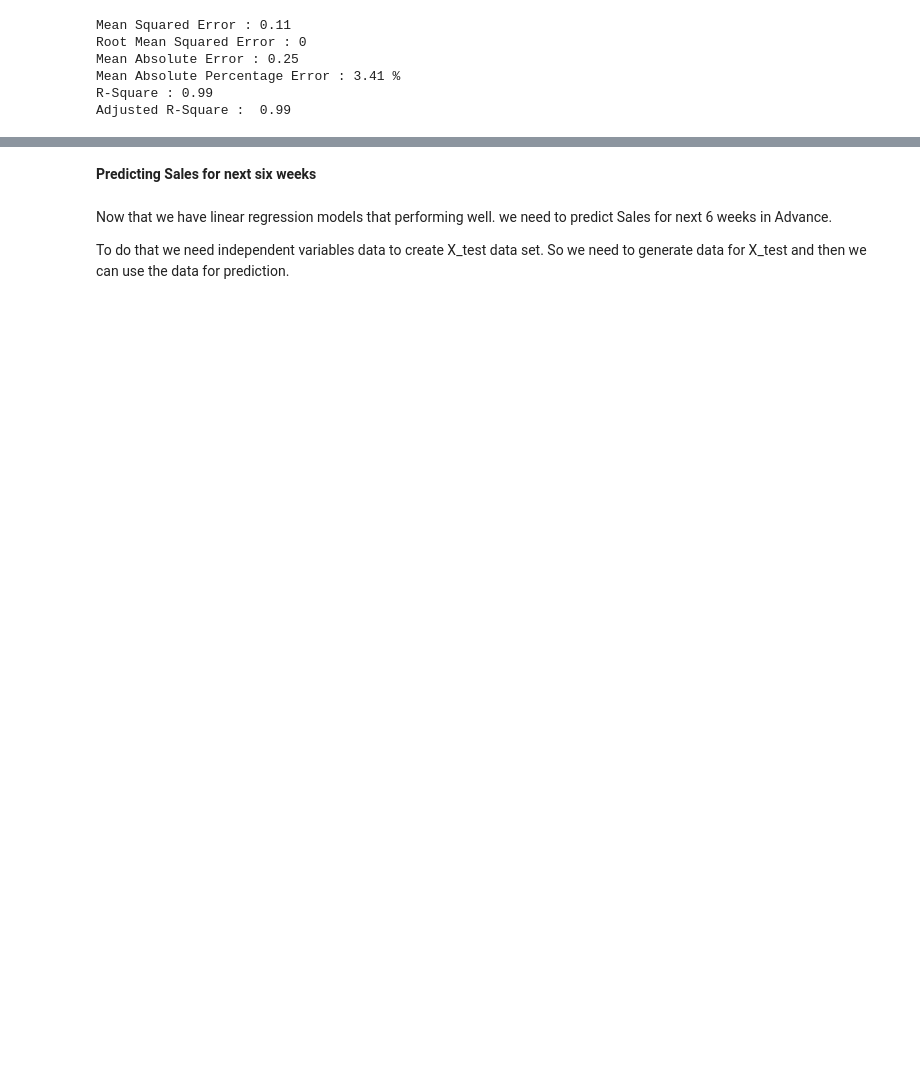
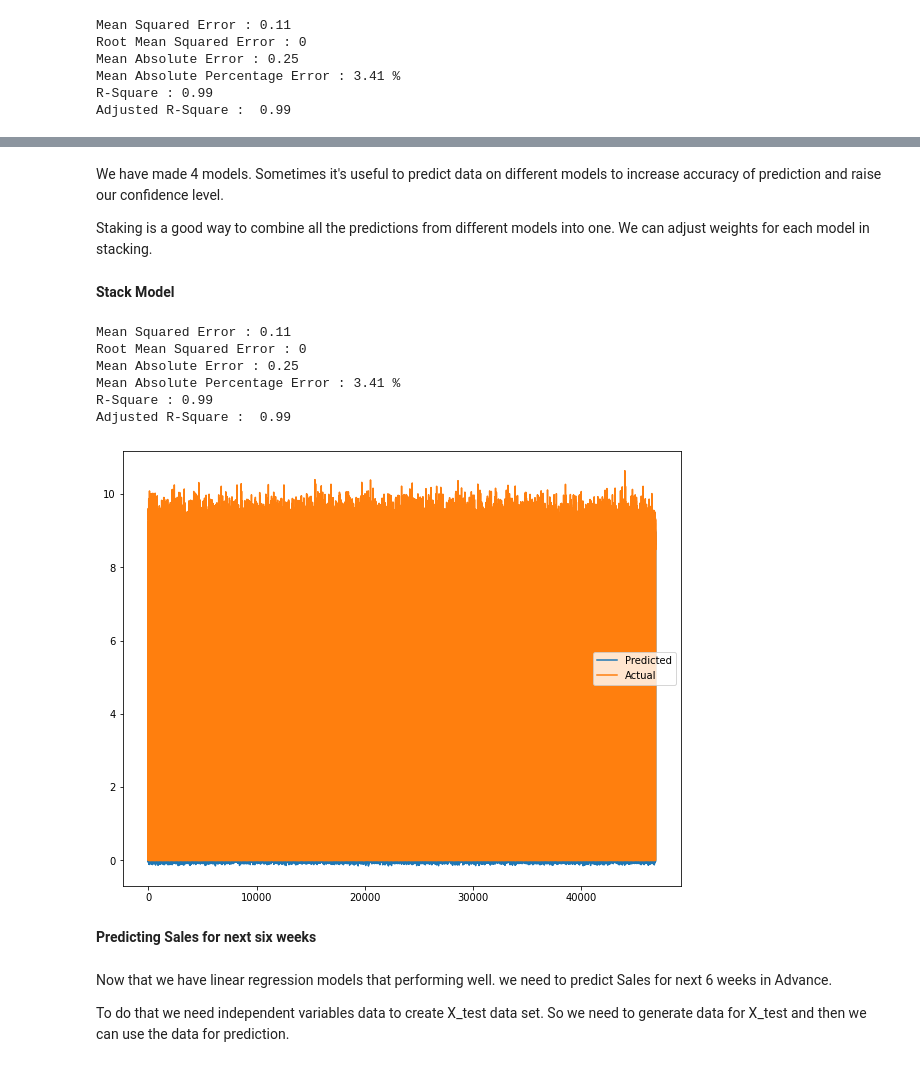
Before and after one commit to hrithikwel8/Rossmann_Sales_Prediction, a Jupyter notebook: Rossmann_Sales_Prediction_Capstone_Project.ipynb, the cells around one changed output, grey strips where cells are left out. Saved outputs shown, nothing was run; the diff lists cells and outputs as text; code cells hidden in the pictures; blank space fills up the shorter version.

```diff
--- a/Rossmann_Sales_Prediction_Capstone_Project.ipynb
+++ b/Rossmann_Sales_Prediction_Capstone_Project.ipynb
@@ -1244,3 +1244,46 @@ plt.show()
+# %% [markdown]
+We have made 4 models. Sometimes it's useful to predict data on different models to increase accuracy of prediction and raise our confidence level.
+
+Staking is a good way to combine all the predictions from different models into one. We can adjust weights for each model in stacking.
+# %% [markdown]
+**Stack Model**
+# %%
+# function to create average prediction of all models
+def stack_predict(test):
+  # define weights for each model
+  w_regresor = 1/4
+  w_lasso = 1/4
+  w_ridge = 1/4
+  w_elastic = 1/4
+  # get prediction from each model
+  pred_regressor = regressor.predict(test)
+  pred_lasso_cv = lasso_regressor.predict(test)
+  pred_ridge_cv = ridge_regressor.predict(test)
+  pred_en_cv = elastic_regressor.predict(test)
+  # get weighted prediction
+  w_pred = (w_regresor * pred_regressor) + (w_lasso * pred_lasso_cv) + (w_ridge * pred_ridge_cv) + (w_elastic * pred_en_cv)
+  return w_pred
+# %%
+# predict the result
+y_pred_stack = stack_predict(X_test)
+# %%
+# Evaluation metrics for Stack model
+evaluation_metrics(y_test , y_pred_stack, len(independent_variables))
+# %% [output]
+Mean Squared Error : 0.11
+Root Mean Squared Error : 0
+Mean Absolute Error : 0.25
+Mean Absolute Percentage Error : 3.41 %
+R-Square : 0.99
+Adjusted R-Square :  0.99
+# %%
+plt.figure(figsize=(10,8))
+plt.plot(y_pred_stack)
+plt.plot(np.array(y_test))
+plt.legend(["Predicted","Actual"])
+plt.show()
+# %% [output]
+[figure, added]
 # %% [markdown]
 **Predicting Sales for next six weeks**
 # %% [markdown]
```
Also changed, not shown: parts of 38 cells of this notebook.
